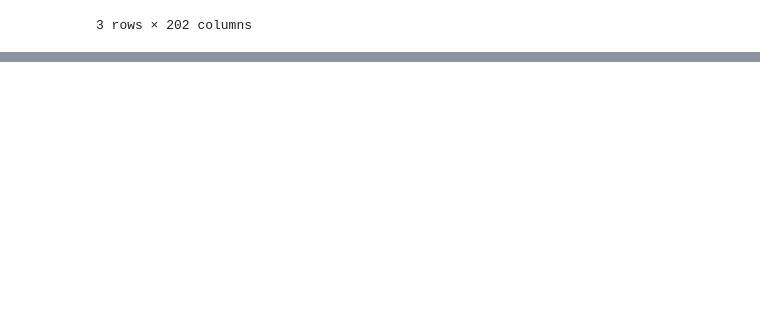
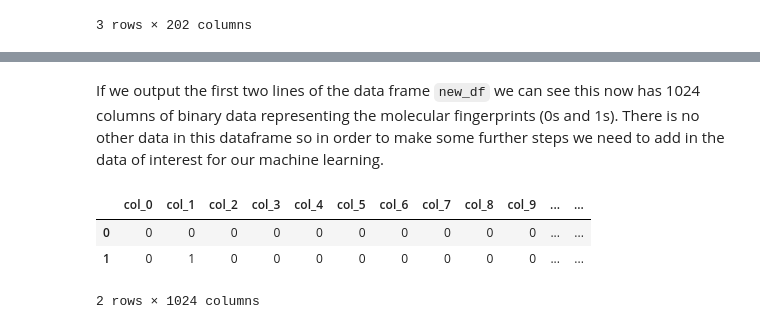
Before and after one commit to chriswilson2020/ML-For-PolymerChemistry, a Jupyter notebook: Polymer_ML.ipynb, the cells around one changed output, grey strips where cells are left out. Cells and saved outputs as stored; diff of their text form; code cells hidden in the pictures; blank space fills up the shorter version.

```diff
--- a/Polymer_ML.ipynb
+++ b/Polymer_ML.ipynb
@@ -44,0 +91,9 @@ new_df.to_excel('cols.xslx')
+# %% [markdown]
+If we output the first two lines of the data frame `new_df` we can see this now has 1024 columns of binary data representing the molecular fingerprints (0s and 1s).  There is no other data in this dataframe so in order to make some further steps we need to add in the data of interest for our machine learning.
+# %%
+new_df.head(2)
+# %% [output]
+|  | col_0 | col_1 | col_2 | col_3 | col_4 | col_5 | col_6 | col_7 | col_8 | col_9 | ... | ... |
+| 0 | 0 | 0 | 0 | 0 | 0 | 0 | 0 | 0 | 0 | 0 | ... | ... |
+| 1 | 0 | 1 | 0 | 0 | 0 | 0 | 0 | 0 | 0 | 0 | ... | ... |
+2 rows × 1024 columns
```
Also changed, not shown: parts of 23 cells of this notebook.
